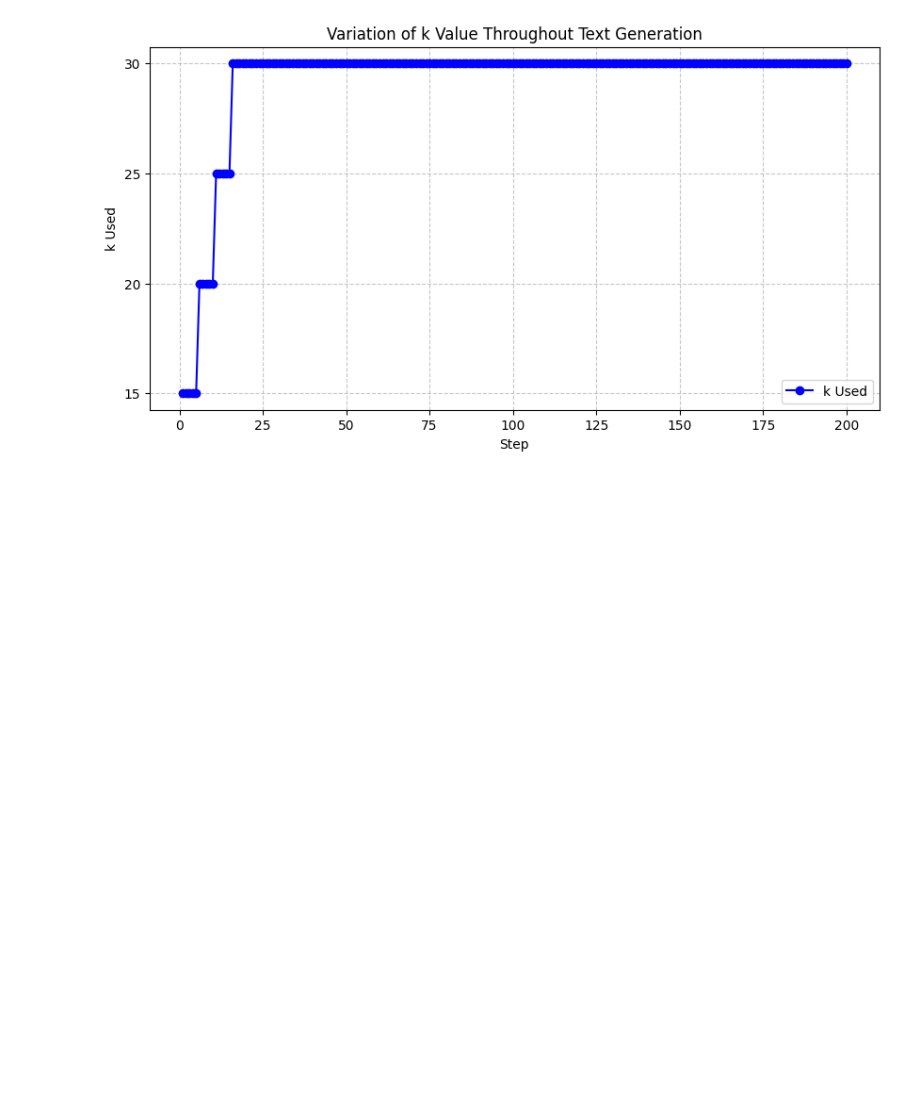
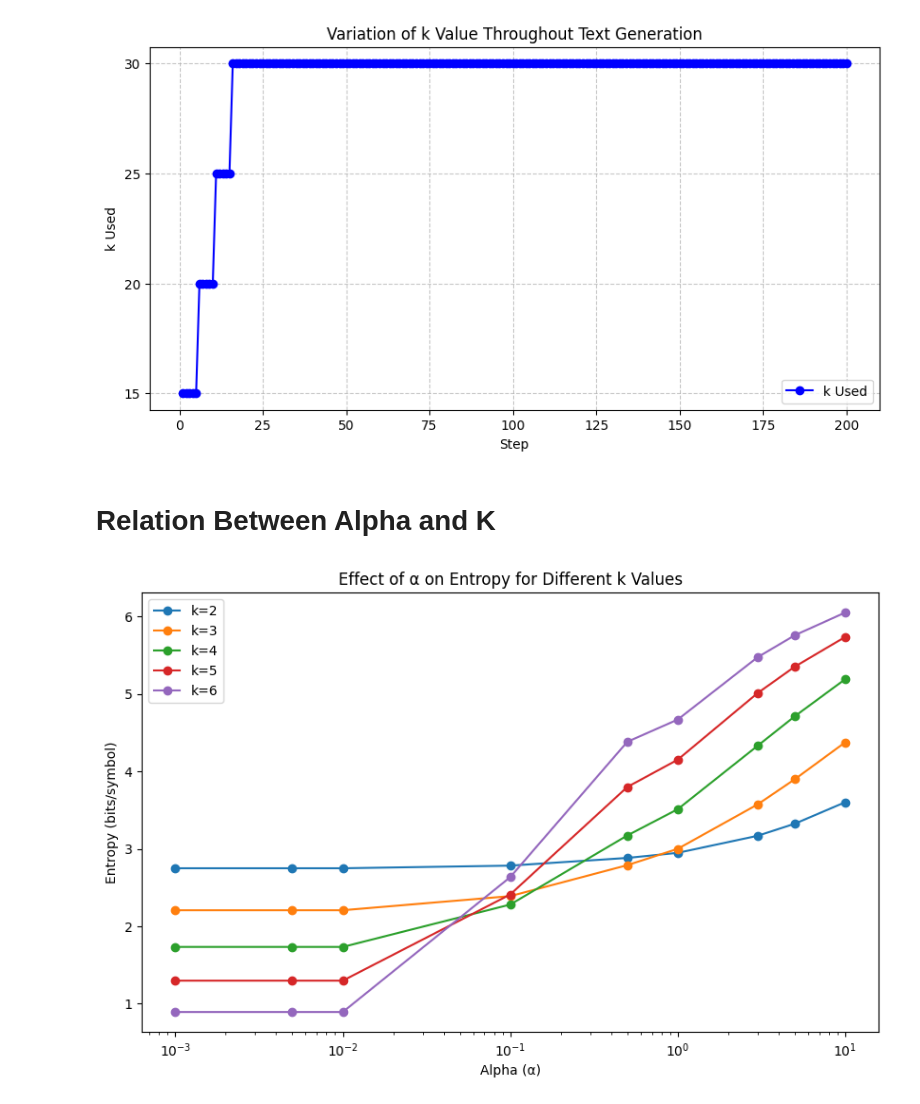
Before and after one commit to DiogoSilva1904/TAI_LB1, a Jupyter notebook: visualizations.ipynb, the cells around one changed output. Drawn from its saved outputs; the diff is of its cells as text; code cells hidden in the pictures; blank space fills up the shorter version.

```diff
--- a/visualizations.ipynb
+++ b/visualizations.ipynb
@@ -49,3 +65,32 @@ plt.legend()
 plt.show()
 # %% [output]
 [figure]
+# %% [markdown]
+# Relation Between Alpha and K
+# %%
+import pandas as pd
+import matplotlib.pyplot as plt
+
+# Load data
+df = pd.read_csv("alpha_plot.csv")
+
+# Extract entropy values (remove text)
+df["entropy"] = df["entropy"].str.extract(r"([\d.]+)").astype(float)
+
+# Plot
+plt.figure(figsize=(10, 6))
+
+for k in df["k"].unique():
+    subset = df[df["k"] == k]
+    plt.plot(subset["alpha"], subset["entropy"], marker="o", label=f"k={k}")
+
+# Labels and legend
+plt.xscale("log")  # Log scale for better visualization
+plt.xlabel("Alpha (α)")
+plt.ylabel("Entropy (bits/symbol)")
+plt.title("Effect of α on Entropy for Different k Values")
+plt.legend()
+#plt.grid(True, which="both", linestyle="--", linewidth=0.5)
+plt.show()
+# %% [output]
+[figure, added]
```
Also changed, not shown: parts of 1 cell of this notebook, 8 other files.
